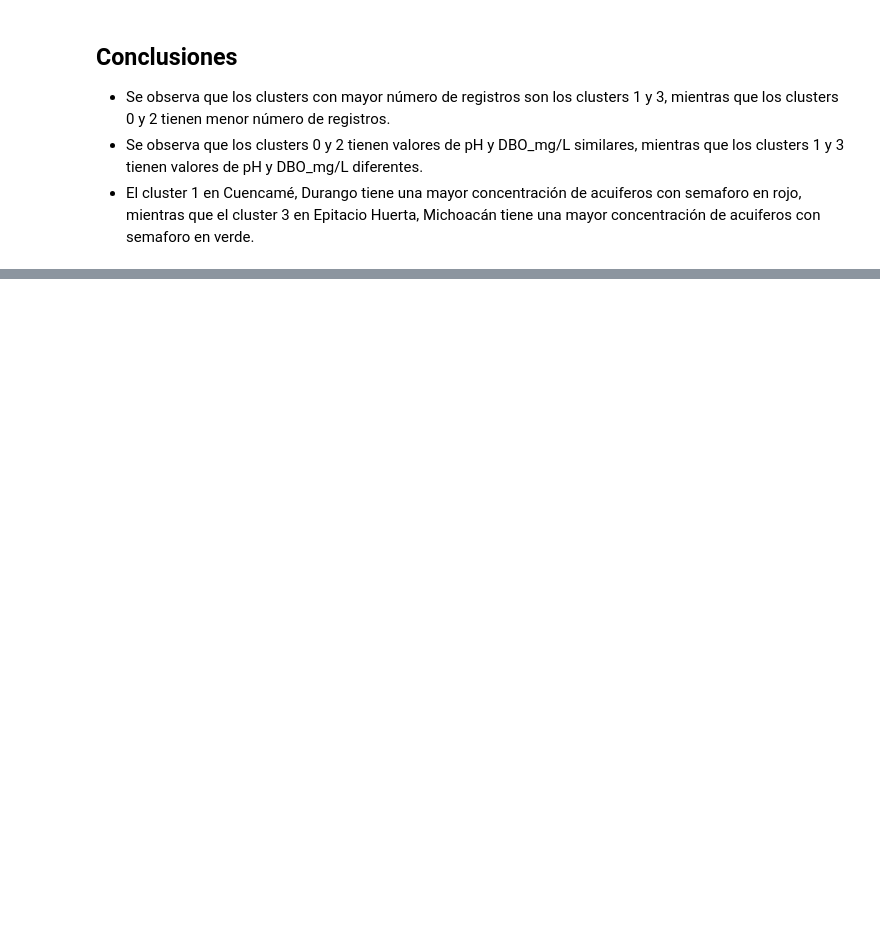
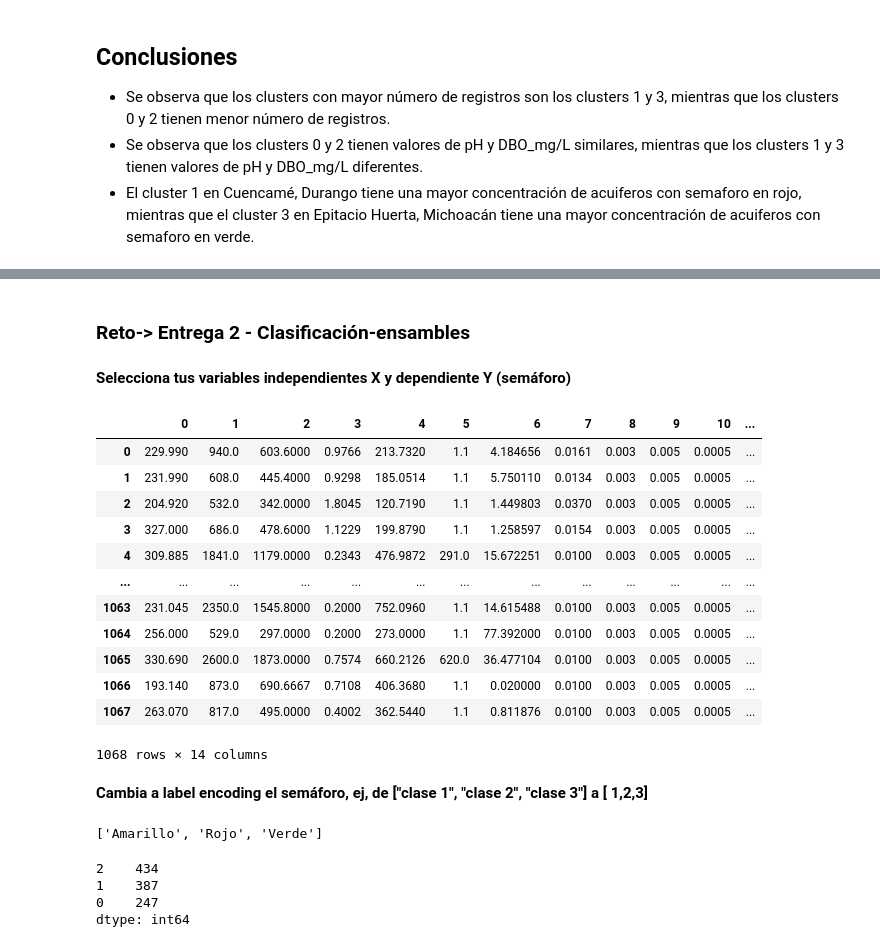
Before and after one commit to PosgradoMNA/actividades-del-projecto-equipo-75, a Jupyter notebook: Analisis_EDA_Kmeans_Proyecto_1.ipynb, the cells around one changed output, grey strips where cells are left out. Saved outputs shown, nothing was run; the diff lists cells and outputs as text; code cells hidden in the pictures; blank space fills up the shorter version.

Commit message:
avance actividad reto 2

```diff
--- a/Analisis_EDA_Kmeans_Proyecto_1.ipynb
+++ b/Analisis_EDA_Kmeans_Proyecto_1.ipynb
@@ -745,3 +754,49 @@ Text(0, 0.5, 'Acuíferos')
 - El cluster 1 en Cuencamé, Durango tiene una mayor concentración de acuiferos con semaforo en rojo, mientras que el cluster 3 en Epitacio Huerta, Michoacán tiene una mayor concentración de acuiferos con semaforo en verde.
 # %% [markdown]
 ![image.png](embedded-picture-1)
+# %% [markdown]
+### Reto-> Entrega 2 - Clasificación-ensambles
+# %% [markdown]
+**Selecciona tus variables independientes X y dependiente Y (semáforo)**
+# %%
+X = pd.DataFrame(df_num_clean) #datos de entrada
+y = df['SEMAFORO'] #datos de salida
+
+X
+# %% [output]
+|  | 0 | 1 | 2 | 3 | 4 | 5 | 6 | 7 | 8 | 9 | 10 | ... |
+| 0 | 229.990 | 940.0 | 603.6000 | 0.9766 | 213.7320 | 1.1 | 4.184656 | 0.0161 | 0.003 | 0.005 | 0.0005 | ... |
+| 1 | 231.990 | 608.0 | 445.4000 | 0.9298 | 185.0514 | 1.1 | 5.750110 | 0.0134 | 0.003 | 0.005 | 0.0005 | ... |
+| 2 | 204.920 | 532.0 | 342.0000 | 1.8045 | 120.7190 | 1.1 | 1.449803 | 0.0370 | 0.003 | 0.005 | 0.0005 | ... |
+| 3 | 327.000 | 686.0 | 478.6000 | 1.1229 | 199.8790 | 1.1 | 1.258597 | 0.0154 | 0.003 | 0.005 | 0.0005 | ... |
+| 4 | 309.885 | 1841.0 | 1179.0000 | 0.2343 | 476.9872 | 291.0 | 15.672251 | 0.0100 | 0.003 | 0.005 | 0.0005 | ... |
+| ... | ... | ... | ... | ... | ... | ... | ... | ... | ... | ... | ... | ... |
+| 1063 | 231.045 | 2350.0 | 1545.8000 | 0.2000 | 752.0960 | 1.1 | 14.615488 | 0.0100 | 0.003 | 0.005 | 0.0005 | ... |
+| 1064 | 256.000 | 529.0 | 297.0000 | 0.2000 | 273.0000 | 1.1 | 77.392000 | 0.0100 | 0.003 | 0.005 | 0.0005 | ... |
+| 1065 | 330.690 | 2600.0 | 1873.0000 | 0.7574 | 660.2126 | 620.0 | 36.477104 | 0.0100 | 0.003 | 0.005 | 0.0005 | ... |
+| 1066 | 193.140 | 873.0 | 690.6667 | 0.7108 | 406.3680 | 1.1 | 0.020000 | 0.0100 | 0.003 | 0.005 | 0.0005 | ... |
+| 1067 | 263.070 | 817.0 | 495.0000 | 0.4002 | 362.5440 | 1.1 | 0.811876 | 0.0100 | 0.003 | 0.005 | 0.0005 | ... |
+1068 rows × 14 columns
+# %% [markdown]
+**Cambia a label encoding el semáforo, ej, de ["clase 1", "clase 2", "clase 3"] a [ 1,2,3]**
+# %%
+from sklearn import preprocessing
+
+# Creamos el objeto LabelEncoder
+le = preprocessing.LabelEncoder()
+
+# Convertimos las etiquetas de la columna 'SEMAFORO' a valores numéricos
+y = le.fit_transform(y)
+list(le.classes_)
+# %% [output]
+['Amarillo', 'Rojo', 'Verde']
+# %%
+# Analisis balance de clases sobre la variable de salida
+
+y = pd.DataFrame(y)
+y.value_counts() # Verificamos que la variable de salida este balanceada
+# %% [output]
+2    434
+1    387
+0    247
+dtype: int64
```
Also changed, not shown: parts of 16 cells of this notebook, 2 other files.
